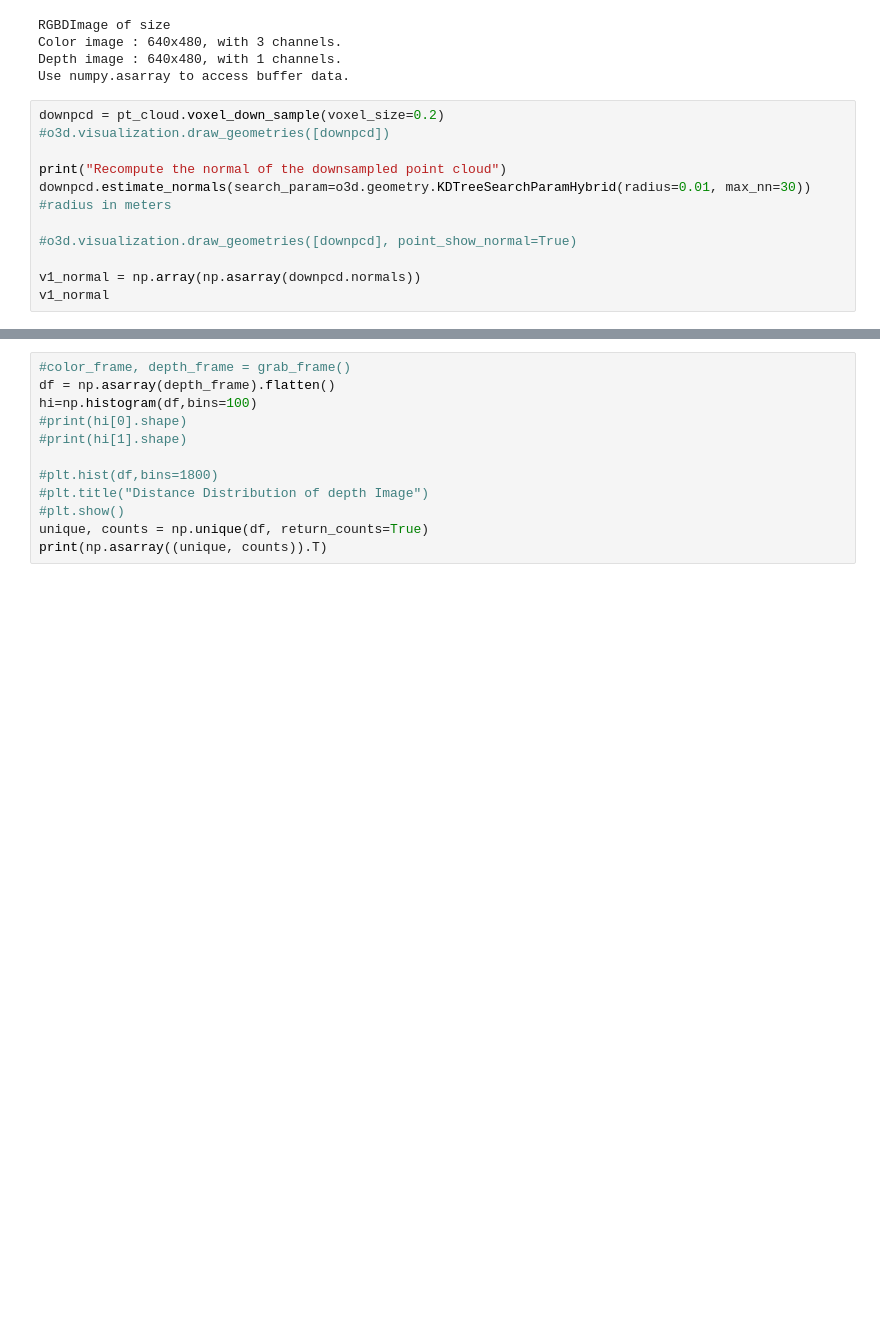
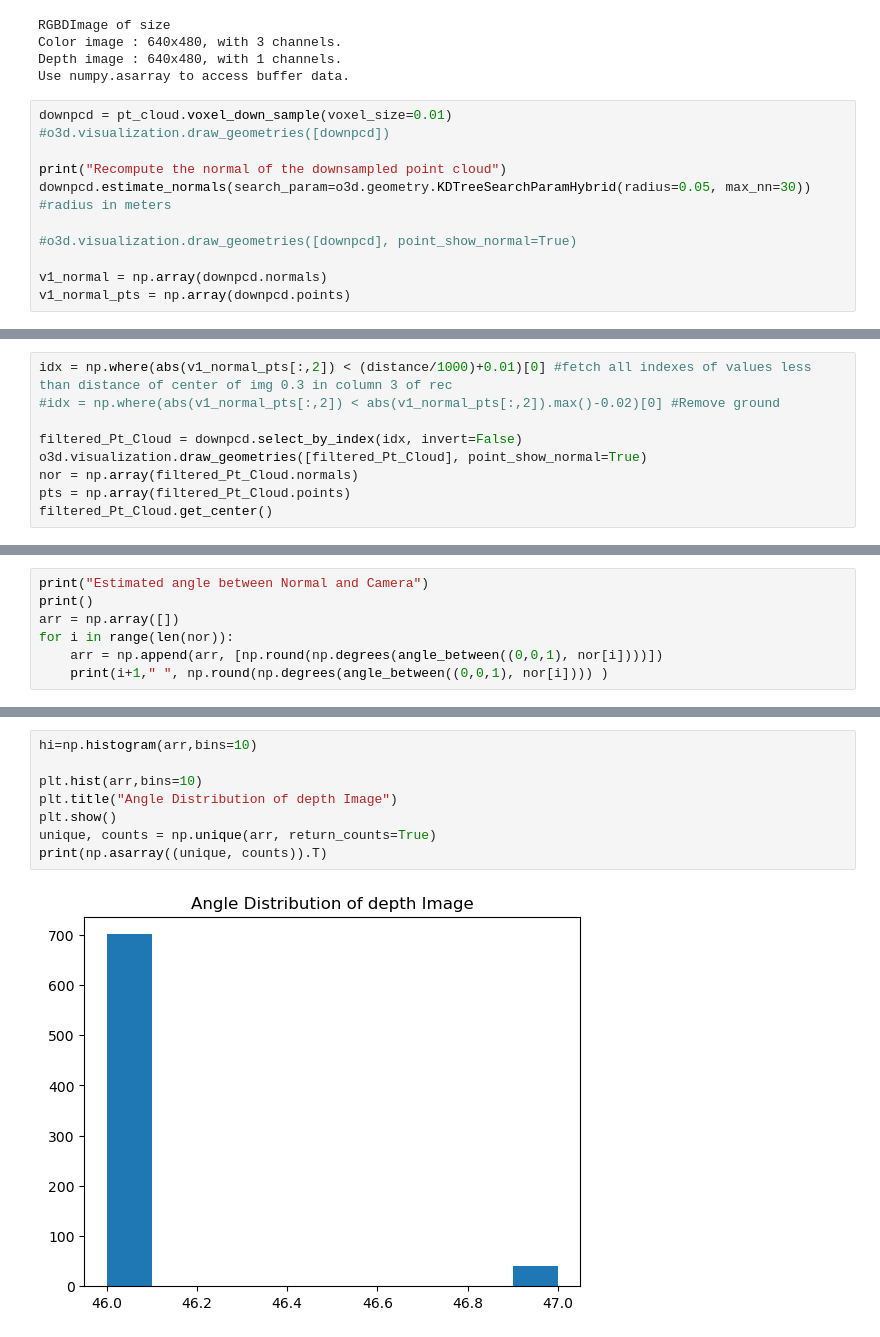
Before and after one commit to CuriousLad1000/Auto-Path-Planner, a Jupyter notebook: src/Visual_Inspection/ROS_Camera_Open3D.ipynb, the cells around one changed output, grey strips where cells are left out. Cells and saved outputs as stored; diff of their text form; blank space fills up the shorter version.

Commit message:
Added functions to calculate angles between normal and camera
*Calculate angle, axis between normal and camera

*Calculate Euler form

*Calculate Quaternion form.

```diff
--- a/src/Visual_Inspection/ROS_Camera_Open3D.ipynb
+++ b/src/Visual_Inspection/ROS_Camera_Open3D.ipynb
@@ -178,15 +176,15 @@ Color image : 640x480, with 3 channels.
 Depth image : 640x480, with 1 channels.
 Use numpy.asarray to access buffer data.
 # %%
-downpcd = pt_cloud.voxel_down_sample(voxel_size=0.2)
+downpcd = pt_cloud.voxel_down_sample(voxel_size=0.01)
 #o3d.visualization.draw_geometries([downpcd])
 
 print("Recompute the normal of the downsampled point cloud")
-downpcd.estimate_normals(search_param=o3d.geometry.KDTreeSearchParamHybrid(radius=0.01, max_nn=30)) #radius in meters
+downpcd.estimate_normals(search_param=o3d.geometry.KDTreeSearchParamHybrid(radius=0.05, max_nn=30)) #radius in meters
 
 #o3d.visualization.draw_geometries([downpcd], point_show_normal=True)
 
-v1_normal = np.array(np.asarray(downpcd.normals))
-v1_normal
+v1_normal = np.array(downpcd.normals)
+v1_normal_pts = np.array(downpcd.points)
 # %% [output]
 Recompute the normal of the downsampled point cloud
@@ -256,0 +210,9 @@ array([[ 0.09714215, -0.22224315, -0.43535662],
+# %%
+idx = np.where(abs(v1_normal_pts[:,2]) < (distance/1000)+0.01)[0] #fetch all indexes of values less than distance of center of img 0.3 in column 3 of rec
+#idx = np.where(abs(v1_normal_pts[:,2]) < abs(v1_normal_pts[:,2]).max()-0.02)[0] #Remove ground
+
+filtered_Pt_Cloud = downpcd.select_by_index(idx, invert=False)
+o3d.visualization.draw_geometries([filtered_Pt_Cloud], point_show_normal=True)
+nor = np.array(filtered_Pt_Cloud.normals)
+pts = np.array(filtered_Pt_Cloud.points)
+filtered_Pt_Cloud.get_center()
@@ -256,0 +250,7 @@ array([[ 0.09714215, -0.22224315, -0.43535662],
+# %%
+print("Estimated angle between Normal and Camera")
+print()
+arr = np.array([])
+for i in range(len(nor)):
+    arr = np.append(arr, [np.round(np.degrees(angle_between((0,0,1), nor[i])))])
+    print(i+1," ", np.round(np.degrees(angle_between((0,0,1), nor[i]))) )
@@ -307,12 +283,10 @@ print(np.degrees(angle_between(zz1[1].center, zz2[1].center)))
 # %%
-#color_frame, depth_frame = grab_frame()
-df = np.asarray(depth_frame).flatten()
-hi=np.histogram(df,bins=100)
-#print(hi[0].shape)
-#print(hi[1].shape)
+hi=np.histogram(arr,bins=10)
 
-#plt.hist(df,bins=1800)
-#plt.title("Distance Distribution of depth Image")
-#plt.show()
-unique, counts = np.unique(df, return_counts=True)
+plt.hist(arr,bins=10)
+plt.title("Angle Distribution of depth Image")
+plt.show()
+unique, counts = np.unique(arr, return_counts=True)
 print(np.asarray((unique, counts)).T)
+# %% [output]
+[figure, added]
```
Also changed, not shown: parts of 36 cells of this notebook.
